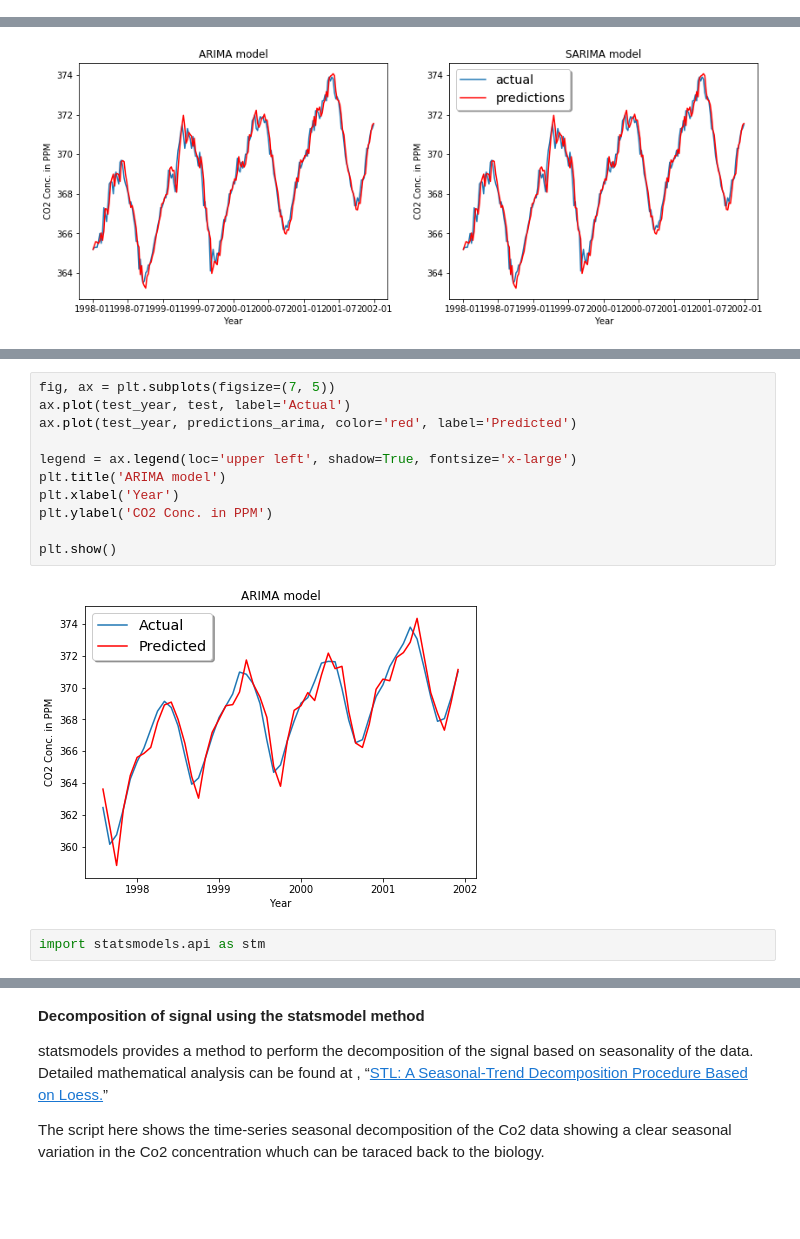
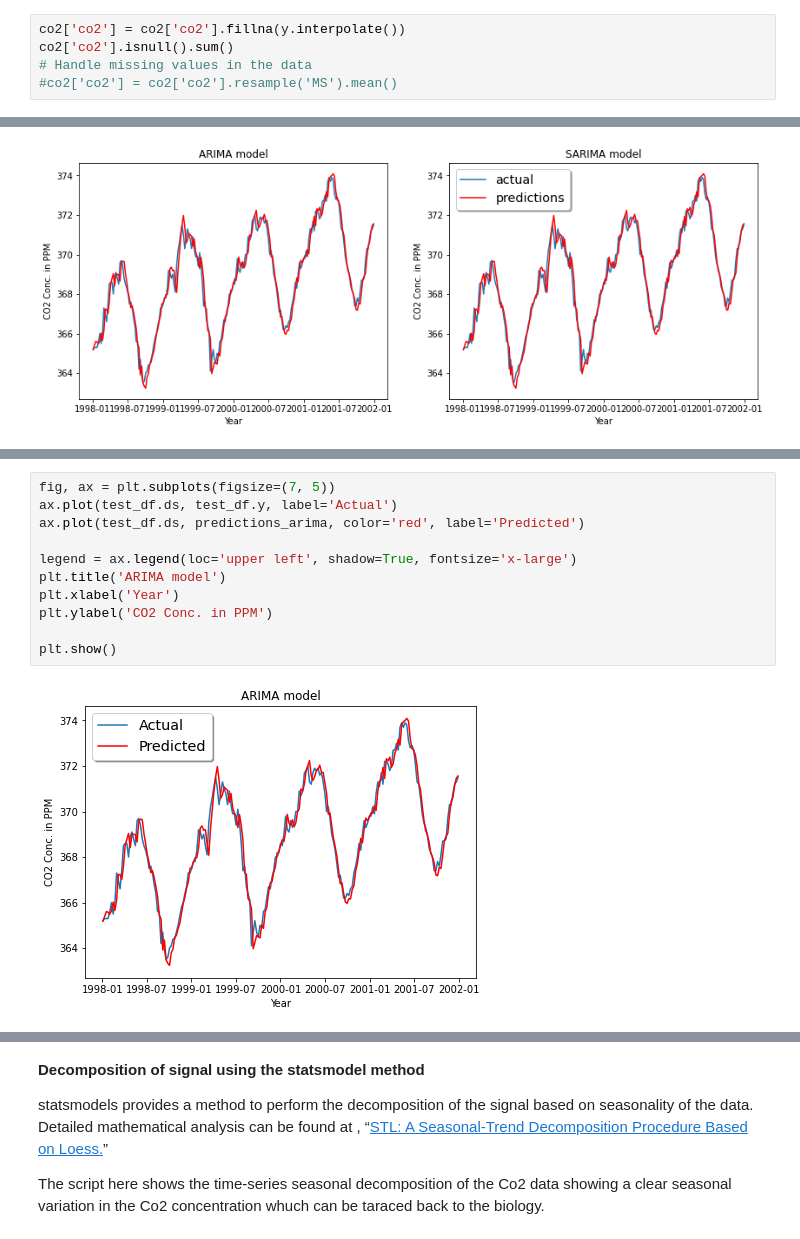
Before and after one commit to PacktPublishing/Artificial-Intelligence-with-Python-Cookbook, a Jupyter notebook: chapter02/Forecasting CO2 Time Series.ipynb, the cells around one changed output, grey strips where cells are left out. Cells and saved outputs as stored; diff of their text form; blank space fills up the shorter version.

```diff
--- a/chapter02/Forecasting CO2 Time Series.ipynb
+++ b/chapter02/Forecasting CO2 Time Series.ipynb
@@ -109,0 +134,5 @@ from sklearn.metrics import mean_squared_error
+# %%
+co2['co2'] = co2['co2'].fillna(y.interpolate())
+co2['co2'].isnull().sum()
+# Handle missing values in the data
+#co2['co2'] = co2['co2'].resample('MS').mean()
@@ -188,15 +298,13 @@ plt.show()
 # %%
 fig, ax = plt.subplots(figsize=(7, 5))
-ax.plot(test_year, test, label='Actual')
-ax.plot(test_year, predictions_arima, color='red', label='Predicted')
+ax.plot(test_df.ds, test_df.y, label='Actual')
+ax.plot(test_df.ds, predictions_arima, color='red', label='Predicted')
 
 legend = ax.legend(loc='upper left', shadow=True, fontsize='x-large')
 plt.title('ARIMA model')
 plt.xlabel('Year')
 plt.ylabel('CO2 Conc. in PPM')
 
 plt.show()
 # %% [output]
-[figure, old version]
+[figure, new version]
-# %%
-import statsmodels.api as stm
```
Also changed, not shown: parts of 34 cells of this notebook, 5 other files.
